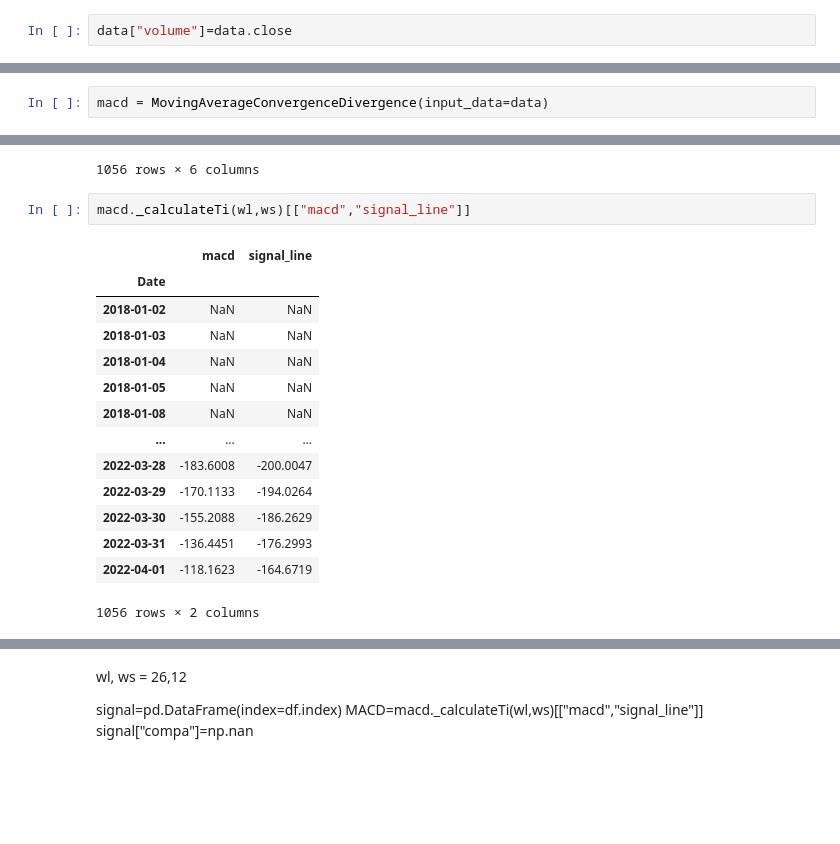
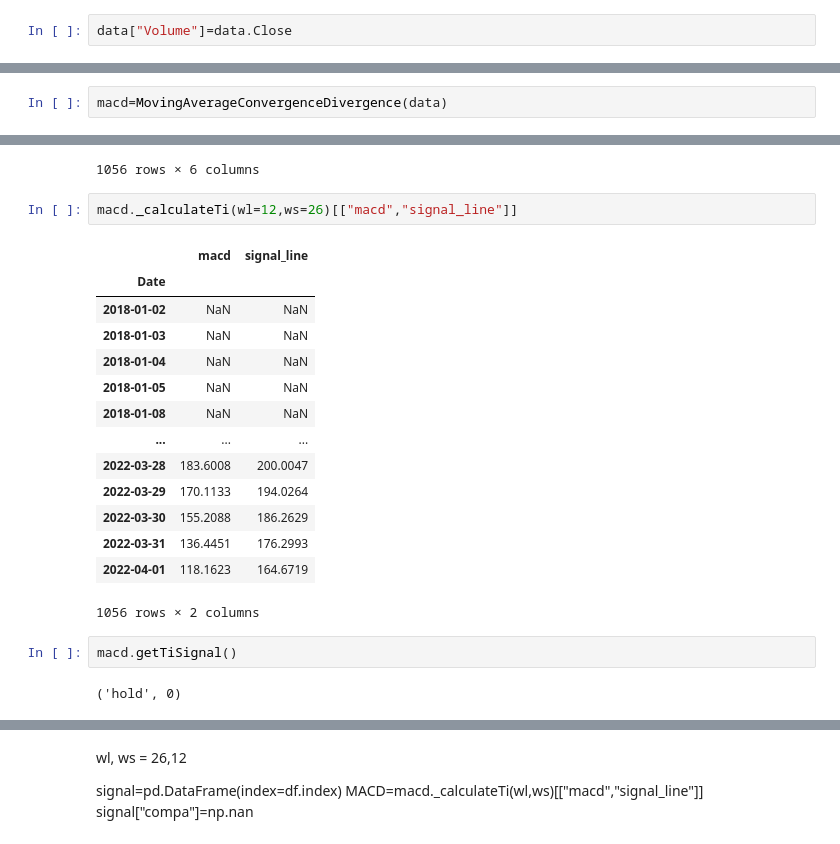
Before and after one commit to HibaBoulhanna/trading-technical-indicators, a Jupyter notebook: tti/indicators/GA_For_MACD-Copy1.ipynb, the cells around one changed output, grey strips where cells are left out. Saved outputs shown, nothing was run; the diff lists cells and outputs as text; blank space fills up the shorter version.

```diff
--- a/tti/indicators/GA_For_MACD-Copy1.ipynb
+++ b/tti/indicators/GA_For_MACD-Copy1.ipynb
@@ -34,6 +34,6 @@ data
 1056 rows × 6 columns
 # %%
-data["volume"]=data.close
+data["Volume"]=data.Close
 # %%
 data
 # %% [output]
@@ -109,7 +109,7 @@ taux=ti+fr+cb
 # %% [markdown]
 ## **TEST macd**
 # %%
-macd = MovingAverageConvergenceDivergence(input_data=data)
+macd=MovingAverageConvergenceDivergence(data)
 # %%
 def pmv(close,signal):
 	"""
@@ -185,19 +185,23 @@ data
 | 2022-04-01 | 12818.11 | 12860.88 | 12814.59 | 12843.52 | 12843.52 | MAD |
 1056 rows × 6 columns
 # %%
-macd._calculateTi(wl,ws)[["macd","signal_line"]]
+macd._calculateTi(wl=12,ws=26)[["macd","signal_line"]]
 # %% [output]
 |  | macd | signal_line |
 | Date |  |  |
 | 2018-01-02 | NaN | NaN |
 | 2018-01-03 | NaN | NaN |
 | 2018-01-04 | NaN | NaN |
 | 2018-01-05 | NaN | NaN |
 | 2018-01-08 | NaN | NaN |
 | ... | ... | ... |
-| 2022-03-28 | -183.6008 | -200.0047 |
-| 2022-03-29 | -170.1133 | -194.0264 |
-| 2022-03-30 | -155.2088 | -186.2629 |
-| 2022-03-31 | -136.4451 | -176.2993 |
-| 2022-04-01 | -118.1623 | -164.6719 |
+| 2022-03-28 | 183.6008 | 200.0047 |
+| 2022-03-29 | 170.1133 | 194.0264 |
+| 2022-03-30 | 155.2088 | 186.2629 |
+| 2022-03-31 | 136.4451 | 176.2993 |
+| 2022-04-01 | 118.1623 | 164.6719 |
 1056 rows × 2 columns
+# %%
+macd.getTiSignal()
+# %% [output]
+('hold', 0)
```
Also changed, not shown: parts of 12 cells of this notebook, 6 other files.
